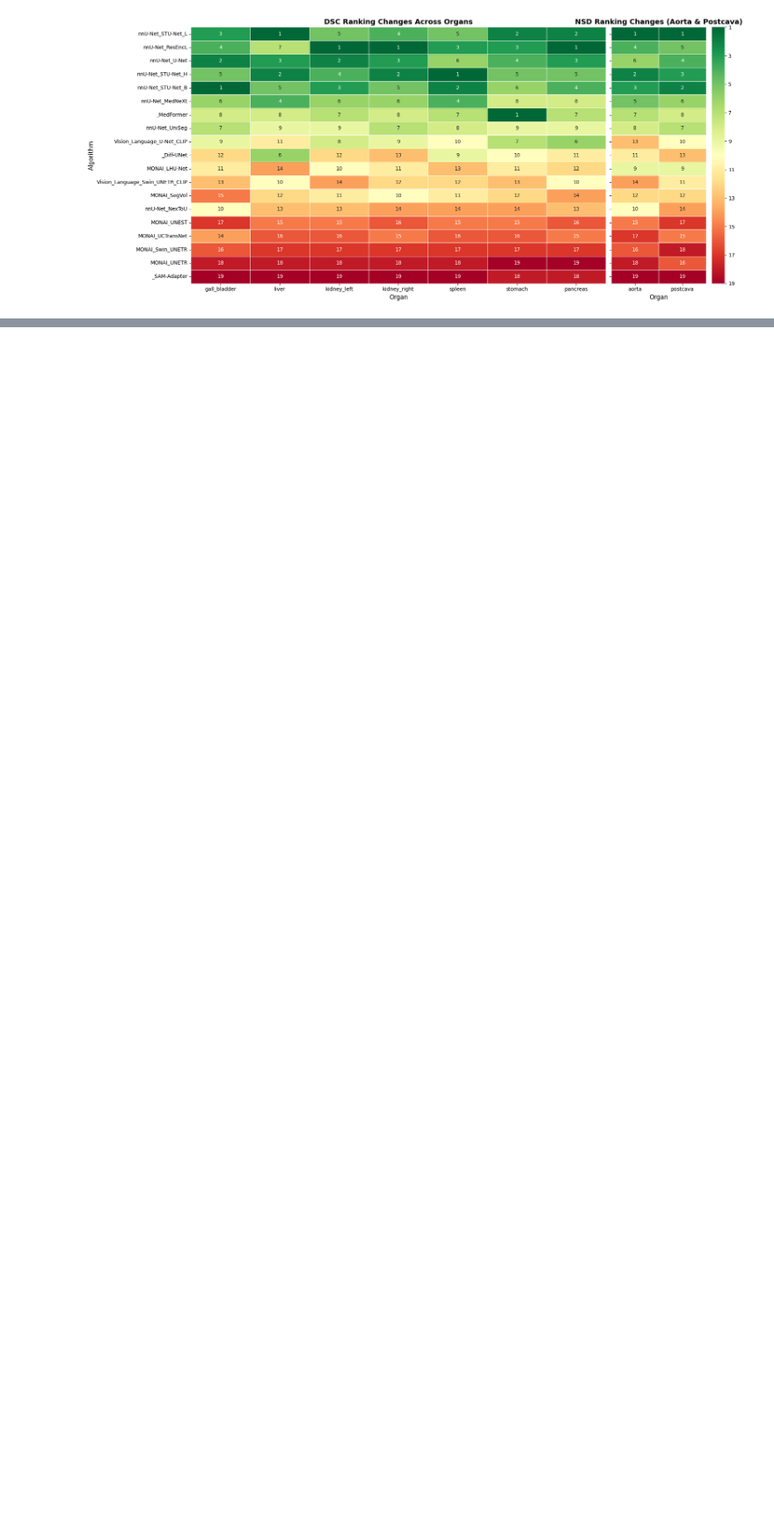
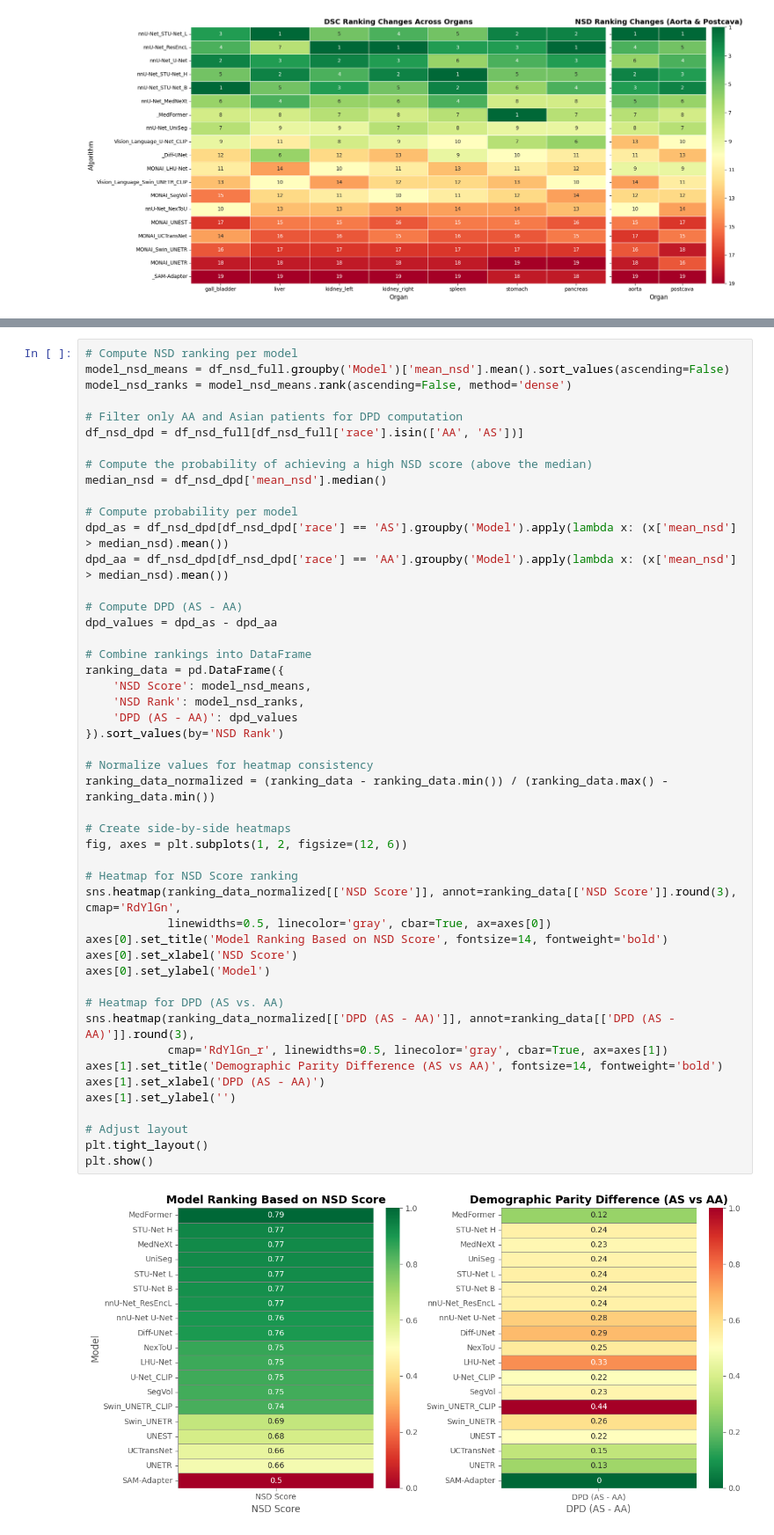
Before and after one commit to ariellubonja/RankInsight, a Jupyter notebook: python_eda.ipynb, the cells around one changed output, grey strips where cells are left out. Shown at 88% size. Drawn from its saved outputs; the diff is of its cells as text; blank space fills up the shorter version.

```diff
--- a/python_eda.ipynb
+++ b/python_eda.ipynb
@@ -791,0 +862,50 @@ plt.show()
+# %%
+# Compute NSD ranking per model
+model_nsd_means = df_nsd_full.groupby('Model')['mean_nsd'].mean().sort_values(ascending=False)
+model_nsd_ranks = model_nsd_means.rank(ascending=False, method='dense')
+
+# Filter only AA and Asian patients for DPD computation
+df_nsd_dpd = df_nsd_full[df_nsd_full['race'].isin(['AA', 'AS'])]
+
+# Compute the probability of achieving a high NSD score (above the median)
+median_nsd = df_nsd_dpd['mean_nsd'].median()
+
+# Compute probability per model
+dpd_as = df_nsd_dpd[df_nsd_dpd['race'] == 'AS'].groupby('Model').apply(lambda x: (x['mean_nsd'] > median_nsd).mean())
+dpd_aa = df_nsd_dpd[df_nsd_dpd['race'] == 'AA'].groupby('Model').apply(lambda x: (x['mean_nsd'] > median_nsd).mean())
+
+# Compute DPD (AS - AA)
+dpd_values = dpd_as - dpd_aa
+
+# Combine rankings into DataFrame
+ranking_data = pd.DataFrame({
+    'NSD Score': model_nsd_means,
+    'NSD Rank': model_nsd_ranks,
+    'DPD (AS - AA)': dpd_values
+}).sort_values(by='NSD Rank')
+
+# Normalize values for heatmap consistency
+ranking_data_normalized = (ranking_data - ranking_data.min()) / (ranking_data.max() - ranking_data.min())
+
+# Create side-by-side heatmaps
+fig, axes = plt.subplots(1, 2, figsize=(12, 6))
+
+# Heatmap for NSD Score ranking
+sns.heatmap(ranking_data_normalized[['NSD Score']], annot=ranking_data[['NSD Score']].round(3), cmap='RdYlGn',
+            linewidths=0.5, linecolor='gray', cbar=True, ax=axes[0])
+axes[0].set_title('Model Ranking Based on NSD Score', fontsize=14, fontweight='bold')
+axes[0].set_xlabel('NSD Score')
+axes[0].set_ylabel('Model')
+
+# Heatmap for DPD (AS vs. AA)
+sns.heatmap(ranking_data_normalized[['DPD (AS - AA)']], annot=ranking_data[['DPD (AS - AA)']].round(3),
+            cmap='RdYlGn_r', linewidths=0.5, linecolor='gray', cbar=True, ax=axes[1])
+axes[1].set_title('Demographic Parity Difference (AS vs AA)', fontsize=14, fontweight='bold')
+axes[1].set_xlabel('DPD (AS - AA)')
+axes[1].set_ylabel('')
+
+# Adjust layout
+plt.tight_layout()
+plt.show()
+# %% [output]
+[figure, added]
```
Also changed, not shown: parts of 8 cells of this notebook.
